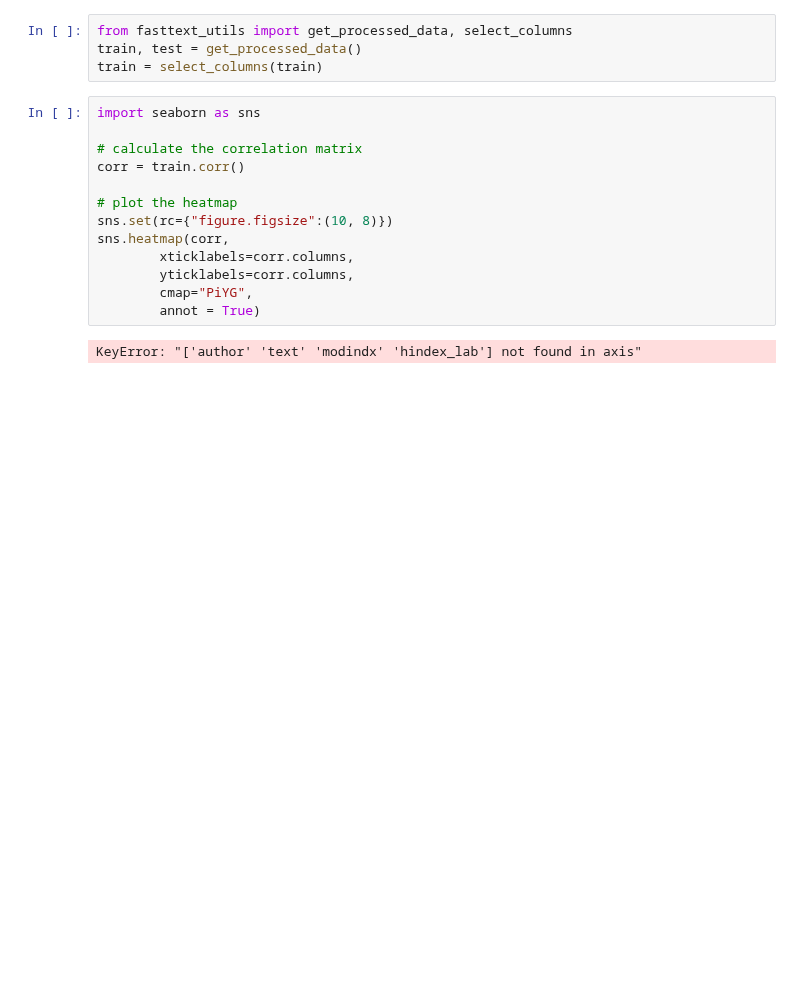
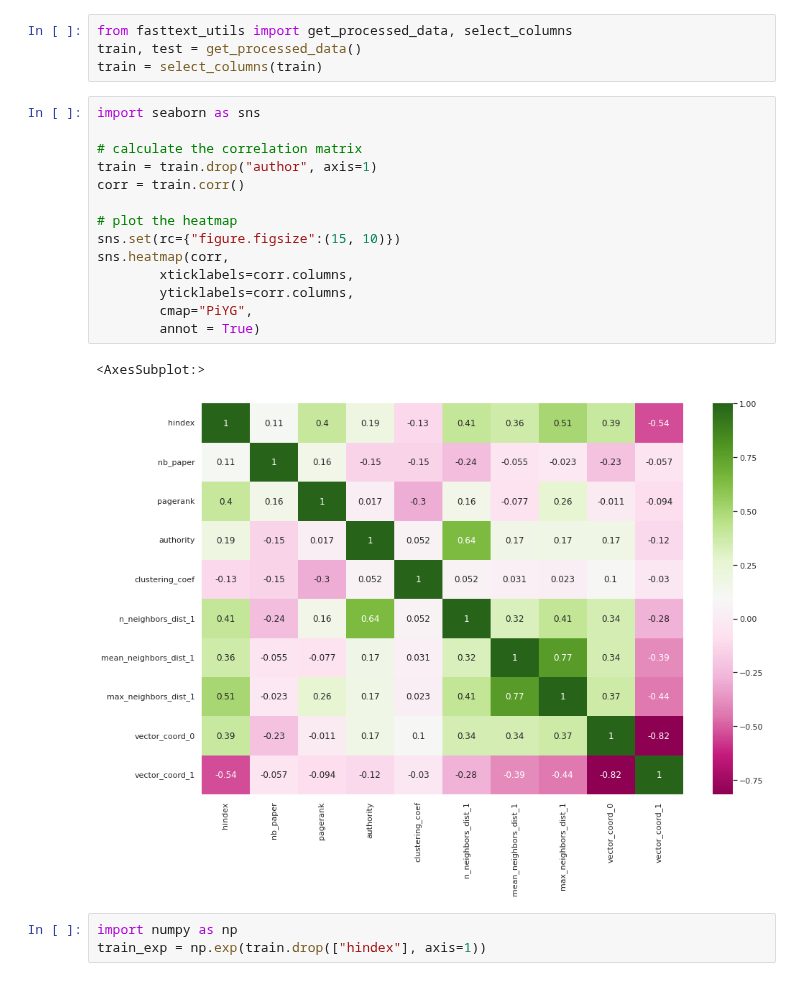
Before and after one commit to gostreap/h_index, a Jupyter notebook: src/features_study.ipynb, the cells around one changed output. Drawn from its saved outputs; the diff is of its cells as text; blank space fills up the shorter version.

```diff
--- a/src/features_study.ipynb
+++ b/src/features_study.ipynb
@@ -5,15 +5,20 @@ train = select_columns(train)
 # %%
 import seaborn as sns
 
 # calculate the correlation matrix
+train = train.drop("author", axis=1)
 corr = train.corr()
 
 # plot the heatmap
-sns.set(rc={"figure.figsize":(10, 8)})
+sns.set(rc={"figure.figsize":(15, 10)})
 sns.heatmap(corr,
         xticklabels=corr.columns,
         yticklabels=corr.columns,
         cmap="PiYG",
         annot = True)
 # %% [output]
-KeyError: "['author' 'text' 'modindx' 'hindex_lab'] not found in axis"
+<AxesSubplot:>
+[figure, added]
+# %%
+import numpy as np
+train_exp = np.exp(train.drop(["hindex"], axis=1))
```
Also changed, not shown: parts of 1 cell of this notebook, 2 other files.
